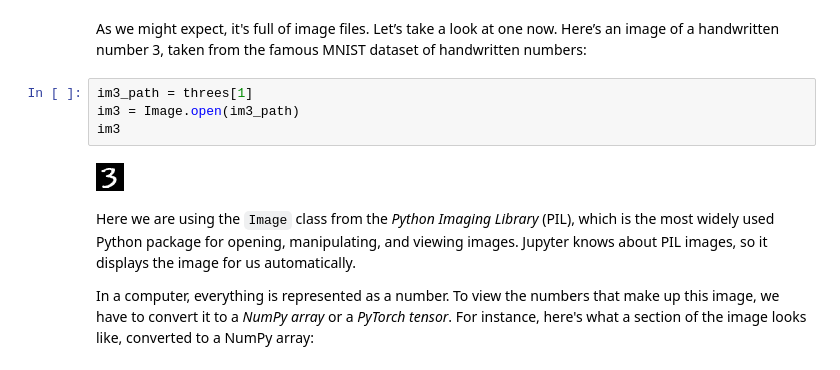
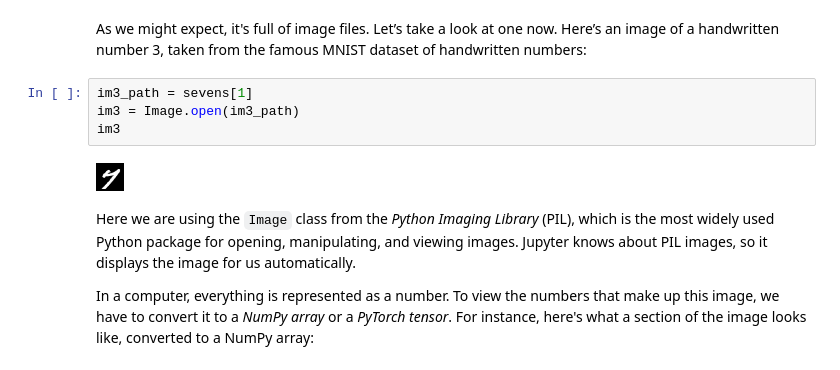
Before and after one commit to phiriv/fastai_part1, a Jupyter notebook: 04_mnist_basics.ipynb, the cells around one changed output. Cells and saved outputs as stored; diff of their text form.

```diff
--- a/04_mnist_basics.ipynb
+++ b/04_mnist_basics.ipynb
@@ -70,11 +70,11 @@ threes
 # %% [markdown]
 As we might expect, it's full of image files. Let’s take a look at one now. Here’s an image of a handwritten number 3, taken from the famous MNIST dataset of handwritten numbers:
 # %%
-im3_path = threes[1]
+im3_path = sevens[1]
 im3 = Image.open(im3_path)
 im3
 # %% [output]
-[figure, old version]
+[figure, new version]
 # %% [markdown]
 Here we are using the `Image` class from the *Python Imaging Library* (PIL), which is the most widely used Python package for opening, manipulating, and viewing images. Jupyter knows about PIL images, so it displays the image for us automatically.
 
```
Also changed, not shown: parts of 42 cells of this notebook.
